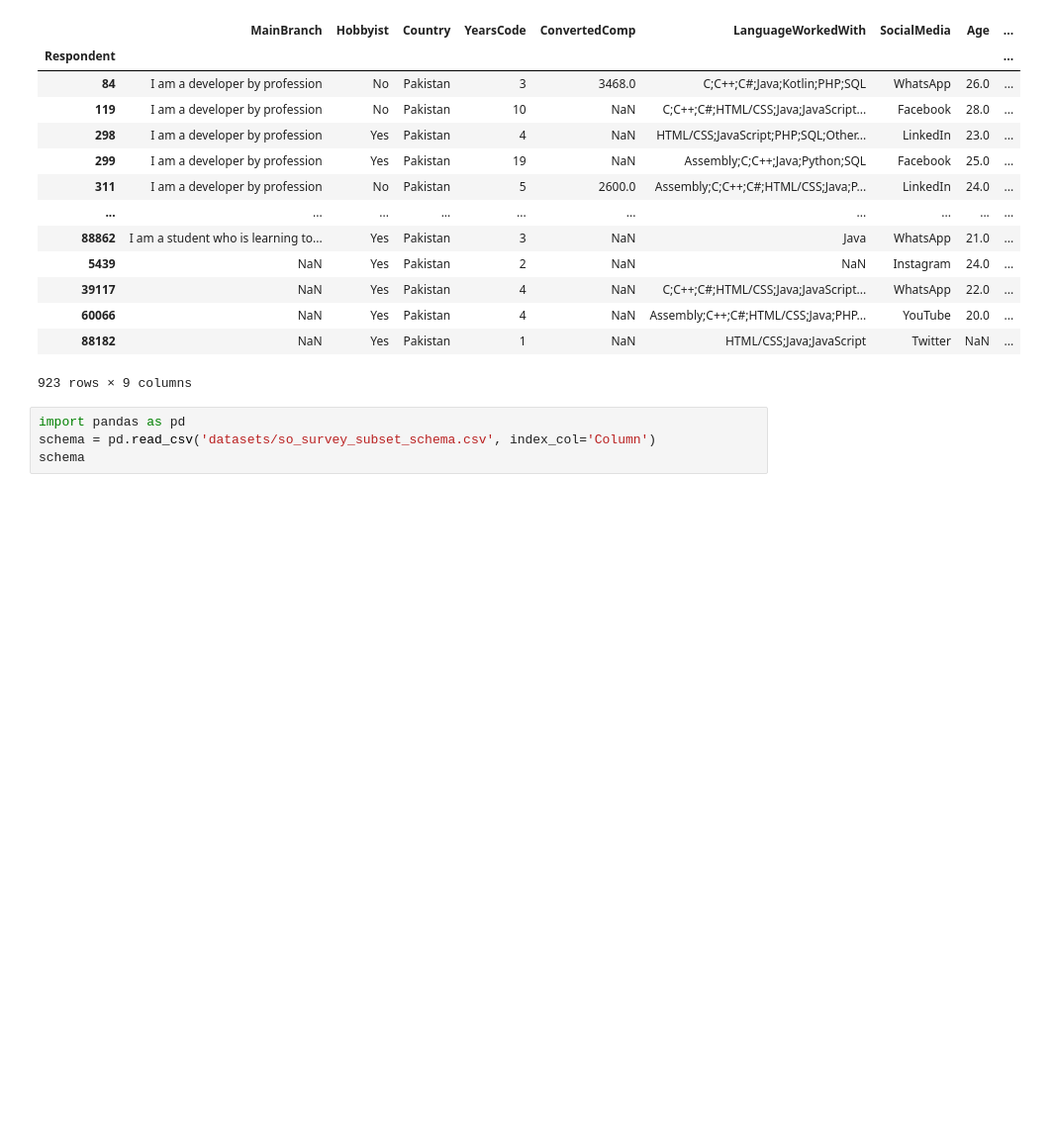
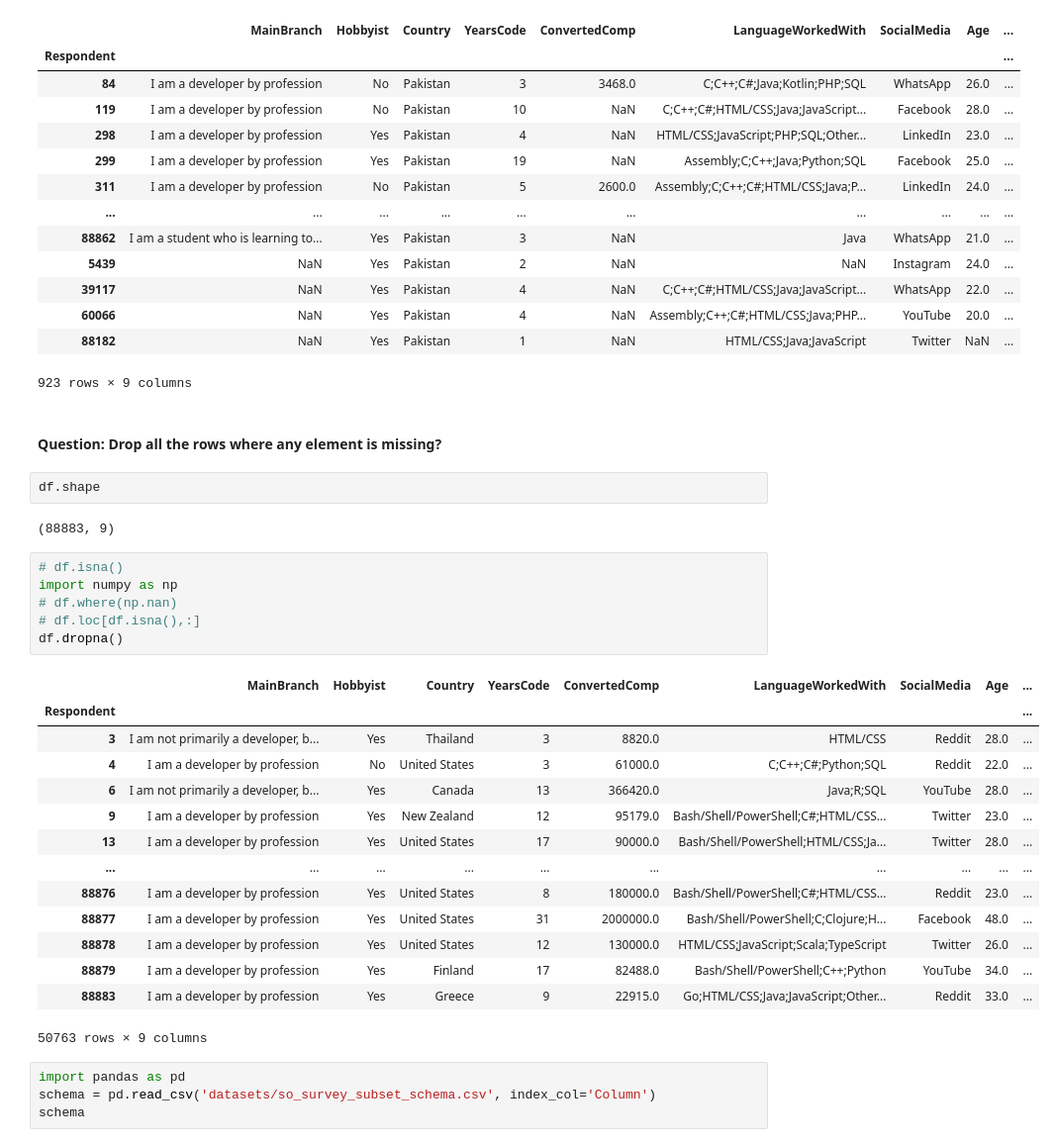
Before and after one commit to ehtisham-sadiq/Python-Backend, a Jupyter notebook: NumPy_Pandas_Tutorials/Aggregation_Grouping.ipynb, the cells around one changed output. Shown at 99% size. Drawn from its saved outputs; the diff is of its cells as text; blank space fills up the shorter version.

```diff
--- a/NumPy_Pandas_Tutorials/Aggregation_Grouping.ipynb
+++ b/NumPy_Pandas_Tutorials/Aggregation_Grouping.ipynb
@@ -742,6 +744,33 @@ df.loc[df['Country']=='Pakistan', :]
 | 60066 | NaN | Yes | Pakistan | 4 | NaN | Assembly;C++;C#;HTML/CSS;Java;PHP... | YouTube | 20.0 | ... |
 | 88182 | NaN | Yes | Pakistan | 1 | NaN | HTML/CSS;Java;JavaScript | Twitter | NaN | ... |
 923 rows × 9 columns
+# %% [markdown]
+#### Question: Drop all the rows where any element is missing?
+# %%
+df.shape
+# %% [output]
+(88883, 9)
+# %%
+# df.isna()
+import numpy as np
+# df.where(np.nan)
+# df.loc[df.isna(),:]
+df.dropna()
+# %% [output]
+|  | MainBranch | Hobbyist | Country | YearsCode | ConvertedComp | LanguageWorkedWith | SocialMedia | Age | ... |
+| Respondent |  |  |  |  |  |  |  |  | ... |
+| 3 | I am not primarily a developer, b... | Yes | Thailand | 3 | 8820.0 | HTML/CSS | Reddit | 28.0 | ... |
+| 4 | I am a developer by profession | No | United States | 3 | 61000.0 | C;C++;C#;Python;SQL | Reddit | 22.0 | ... |
+| 6 | I am not primarily a developer, b... | Yes | Canada | 13 | 366420.0 | Java;R;SQL | YouTube | 28.0 | ... |
+| 9 | I am a developer by profession | Yes | New Zealand | 12 | 95179.0 | Bash/Shell/PowerShell;C#;HTML/CSS... | Twitter | 23.0 | ... |
+| 13 | I am a developer by profession | Yes | United States | 17 | 90000.0 | Bash/Shell/PowerShell;HTML/CSS;Ja... | Twitter | 28.0 | ... |
+| ... | ... | ... | ... | ... | ... | ... | ... | ... | ... |
+| 88876 | I am a developer by profession | Yes | United States | 8 | 180000.0 | Bash/Shell/PowerShell;C#;HTML/CSS... | Reddit | 23.0 | ... |
+| 88877 | I am a developer by profession | Yes | United States | 31 | 2000000.0 | Bash/Shell/PowerShell;C;Clojure;H... | Facebook | 48.0 | ... |
+| 88878 | I am a developer by profession | Yes | United States | 12 | 130000.0 | HTML/CSS;JavaScript;Scala;TypeScript | Twitter | 26.0 | ... |
+| 88879 | I am a developer by profession | Yes | Finland | 17 | 82488.0 | Bash/Shell/PowerShell;C++;Python | YouTube | 34.0 | ... |
+| 88883 | I am a developer by profession | Yes | Greece | 9 | 22915.0 | Go;HTML/CSS;Java;JavaScript;Other... | Reddit | 33.0 | ... |
+50763 rows × 9 columns
 # %%
 import pandas as pd
 schema = pd.read_csv('datasets/so_survey_subset_schema.csv', index_col='Column')
```
Also changed, not shown: parts of 68 cells of this notebook.
